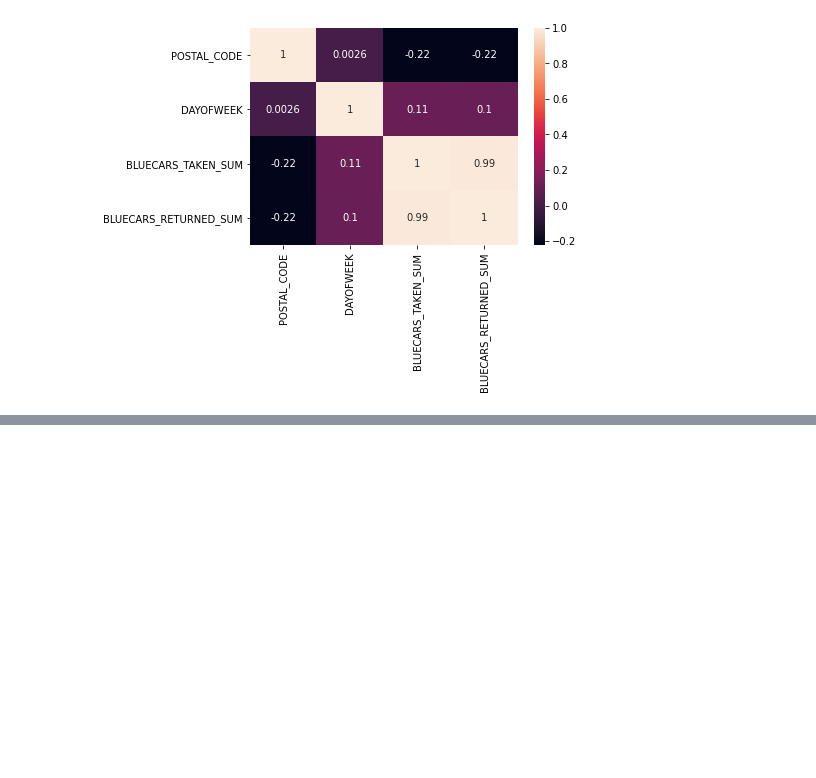
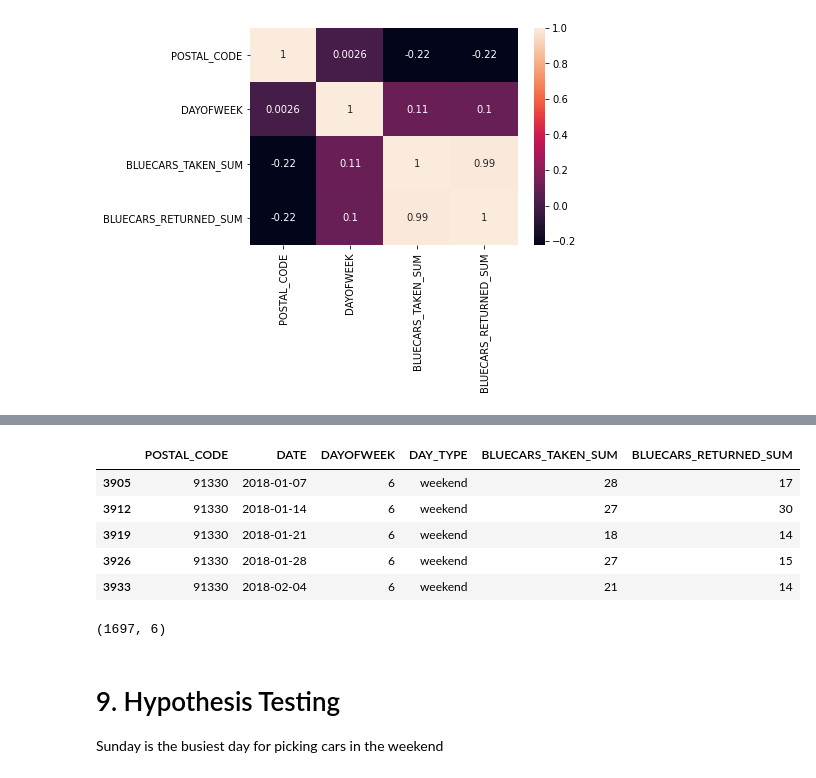
Before and after one commit to Obreintelly/Autolib-EDA, a Jupyter notebook: WEEK_4_HYPOTHESIS_TESTING_AUTOLIB_DATASET_27032021_CORE.ipynb, the cells around one changed output, grey strips where cells are left out. Drawn from its saved outputs; the diff is of its cells as text; code cells hidden in the pictures; blank space fills up the shorter version.

```diff
--- a/WEEK_4_HYPOTHESIS_TESTING_AUTOLIB_DATASET_27032021_CORE.ipynb
+++ b/WEEK_4_HYPOTHESIS_TESTING_AUTOLIB_DATASET_27032021_CORE.ipynb
@@ -388,0 +413,17 @@ plt.show()
+# %%
+sunday= weekends_only[weekends_only['DAYOFWEEK']==6]
+sunday.head()
+# %% [output]
+|  | POSTAL_CODE | DATE | DAYOFWEEK | DAY_TYPE | BLUECARS_TAKEN_SUM | BLUECARS_RETURNED_SUM |
+| 3905 | 91330 | 2018-01-07 | 6 | weekend | 28 | 17 |
+| 3912 | 91330 | 2018-01-14 | 6 | weekend | 27 | 30 |
+| 3919 | 91330 | 2018-01-21 | 6 | weekend | 18 | 14 |
+| 3926 | 91330 | 2018-01-28 | 6 | weekend | 27 | 15 |
+| 3933 | 91330 | 2018-02-04 | 6 | weekend | 21 | 14 |
+# %%
+sunday.shape
+# %% [output]
+(1697, 6)
+# %% [markdown]
+# 9. Hypothesis Testing
+Sunday is the busiest day for picking cars in the weekend
```
Also changed, not shown: parts of 3 cells of this notebook.
